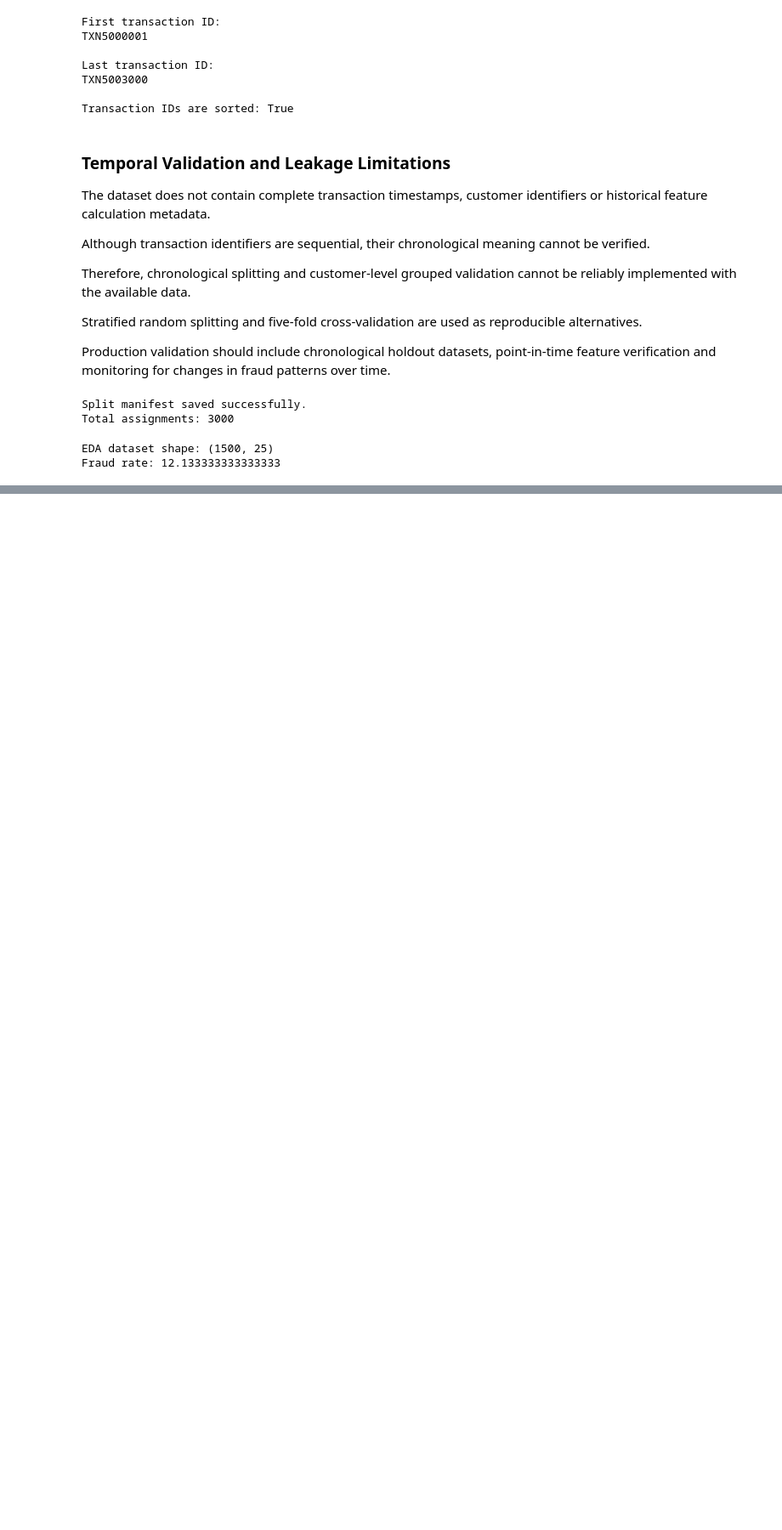
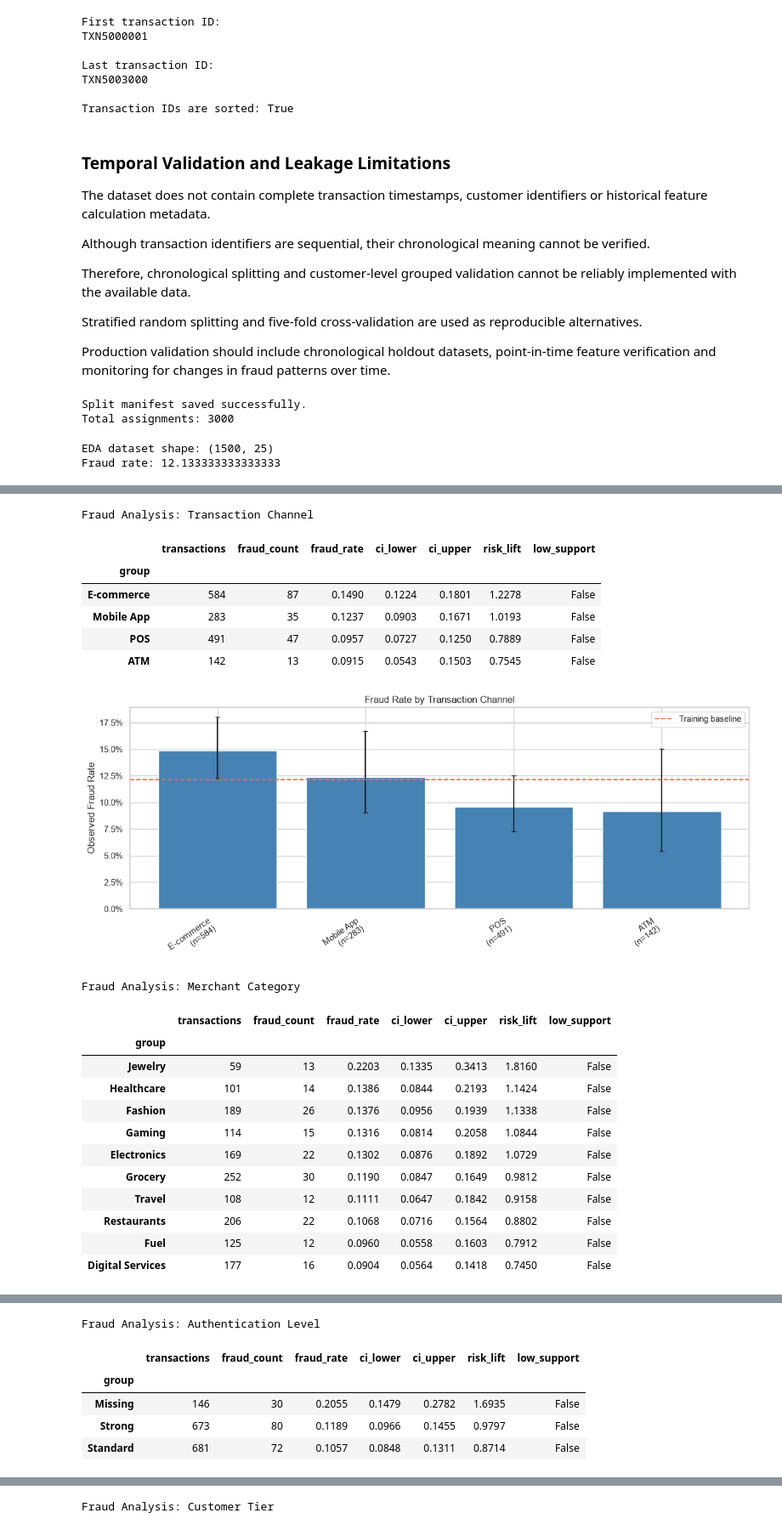
Before and after one commit to Charith-01/fraud-risk-intelligence-engine, a Jupyter notebook: 01_fraud_risk_analysis.ipynb, the cells around one changed output, grey strips where cells are left out. Shown at 85% size. Drawn from its saved outputs; the diff is of its cells as text; code cells hidden in the pictures; blank space fills up the shorter version.

```diff
--- a/01_fraud_risk_analysis.ipynb
+++ b/01_fraud_risk_analysis.ipynb
@@ -1141,0 +1240,60 @@ Fraud rate: 12.133333333333333
+# %%
+categorical_eda_features = {
+    "channel": "Transaction Channel",
+    "merchant_category": "Merchant Category",
+    "authentication_level": "Authentication Level",
+    "customer_tier": "Customer Tier",
+    "device_type": "Device Type"
+}
+
+eda_results = {}
+
+for number, (feature, title) in enumerate(
+    categorical_eda_features.items(),
+    start=2
+):
+
+    summary = fraud_rate_table(
+        eda_df,
+        feature,
+        target=TARGET
+    )
+
+    eda_results[feature] = summary
+
+    print(f"\nFraud Analysis: {title}")
+
+    display(summary)
+
+    summary.to_csv(
+        METRICS_DIR / f"eda_{feature}.csv"
+    )
+
+    plot_fraud_rates(
+        summary,
+        f"Fraud Rate by {title}",
+        BASELINE_FRAUD_RATE,
+        FIGURES_DIR / f"eda_{number:02d}_{feature}.png"
+    )
+# %% [output]
+Fraud Analysis: Transaction Channel
+|  | transactions | fraud_count | fraud_rate | ci_lower | ci_upper | risk_lift | low_support |
+| group |  |  |  |  |  |  |  |
+| E-commerce | 584 | 87 | 0.1490 | 0.1224 | 0.1801 | 1.2278 | False |
+| Mobile App | 283 | 35 | 0.1237 | 0.0903 | 0.1671 | 1.0193 | False |
+| POS | 491 | 47 | 0.0957 | 0.0727 | 0.1250 | 0.7889 | False |
+| ATM | 142 | 13 | 0.0915 | 0.0543 | 0.1503 | 0.7545 | False |
+[figure, added]
+Fraud Analysis: Merchant Category
+|  | transactions | fraud_count | fraud_rate | ci_lower | ci_upper | risk_lift | low_support |
+| group |  |  |  |  |  |  |  |
+| Jewelry | 59 | 13 | 0.2203 | 0.1335 | 0.3413 | 1.8160 | False |
+| Healthcare | 101 | 14 | 0.1386 | 0.0844 | 0.2193 | 1.1424 | False |
+| Fashion | 189 | 26 | 0.1376 | 0.0956 | 0.1939 | 1.1338 | False |
+| Gaming | 114 | 15 | 0.1316 | 0.0814 | 0.2058 | 1.0844 | False |
+| Electronics | 169 | 22 | 0.1302 | 0.0876 | 0.1892 | 1.0729 | False |
+| Grocery | 252 | 30 | 0.1190 | 0.0847 | 0.1649 | 0.9812 | False |
+| Travel | 108 | 12 | 0.1111 | 0.0647 | 0.1842 | 0.9158 | False |
+| Restaurants | 206 | 22 | 0.1068 | 0.0716 | 0.1564 | 0.8802 | False |
+| Fuel | 125 | 12 | 0.0960 | 0.0558 | 0.1603 | 0.7912 | False |
+| Digital Services | 177 | 16 | 0.0904 | 0.0564 | 0.1418 | 0.7450 | False |
@@ -1141,0 +1301,6 @@ Fraud rate: 12.133333333333333
+Fraud Analysis: Authentication Level
+|  | transactions | fraud_count | fraud_rate | ci_lower | ci_upper | risk_lift | low_support |
+| group |  |  |  |  |  |  |  |
+| Missing | 146 | 30 | 0.2055 | 0.1479 | 0.2782 | 1.6935 | False |
+| Strong | 673 | 80 | 0.1189 | 0.0966 | 0.1455 | 0.9797 | False |
+| Standard | 681 | 72 | 0.1057 | 0.0848 | 0.1311 | 0.8714 | False |
@@ -1141,0 +1308 @@ Fraud rate: 12.133333333333333
+Fraud Analysis: Customer Tier
```
Also changed, not shown: parts of 14 cells of this notebook, 20 other files.
